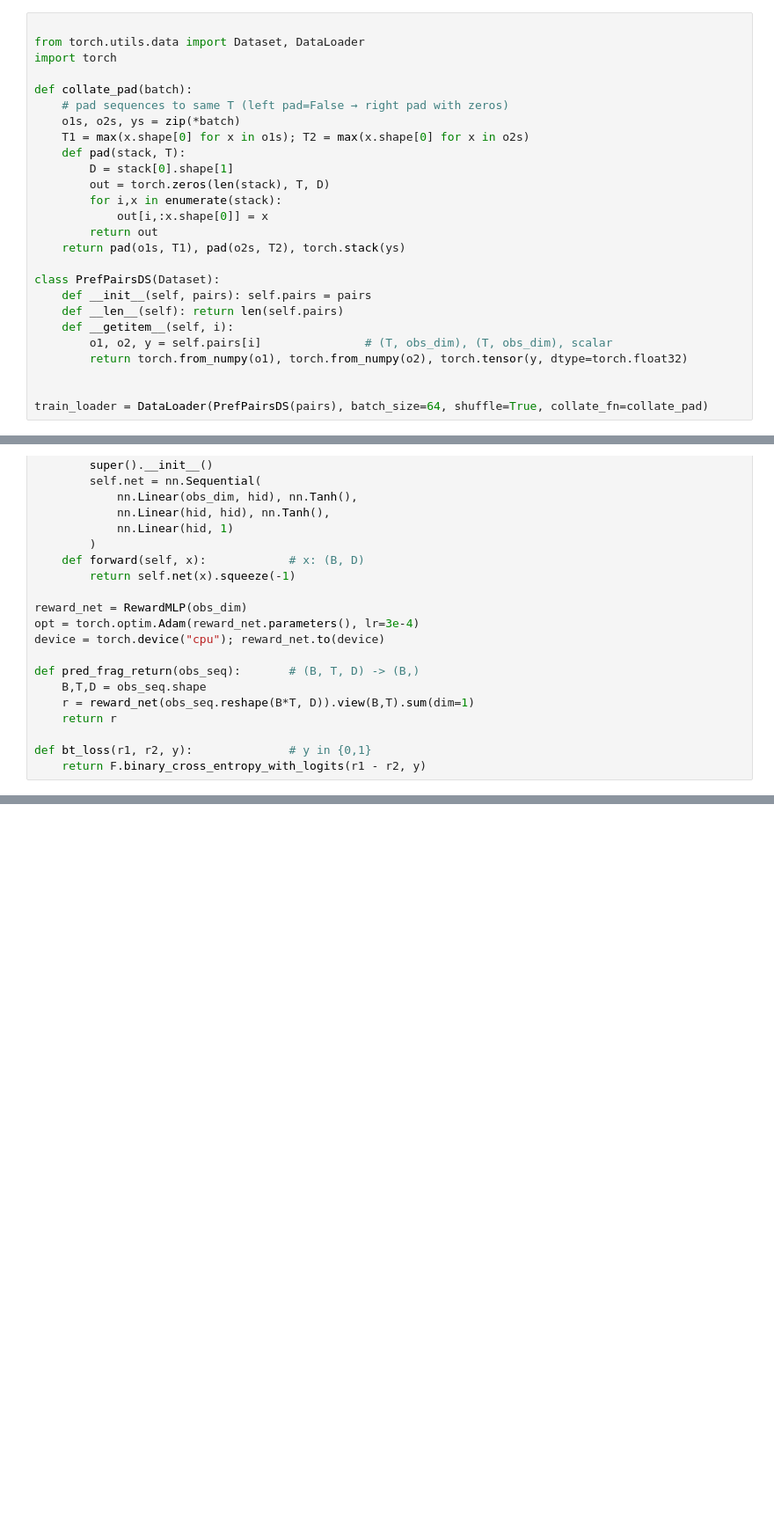
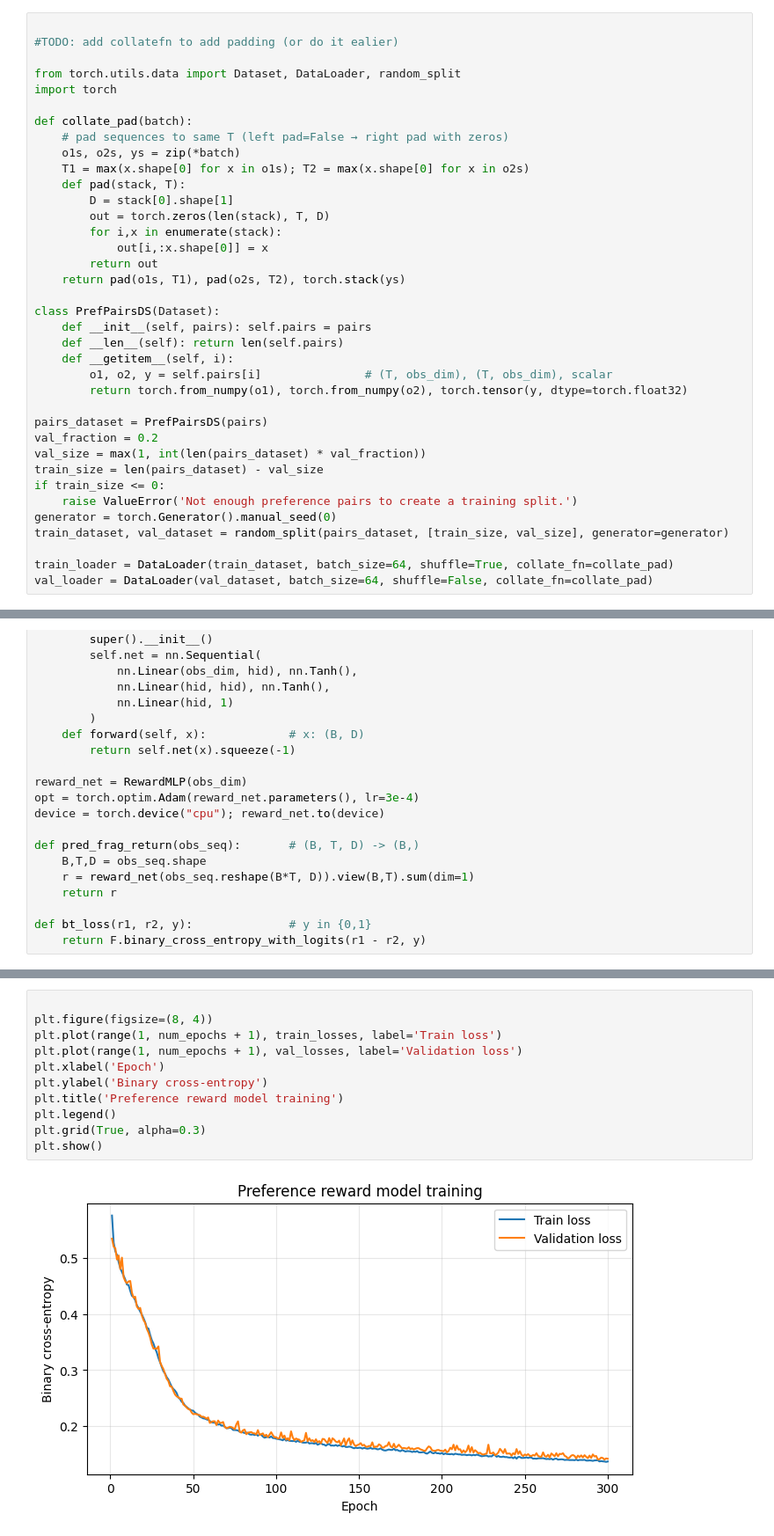
Before and after one commit to moritz-zoellner/imitation, a Jupyter notebook: src/imitation/trex_playground.ipynb, the cells around one changed output, grey strips where cells are left out. Shown: that part at 88% size. Drawn from its saved outputs; the diff is of its cells as text; blank space fills up the shorter version.

Commit message:
training iteration with train and val dataset

```diff
--- a/src/imitation/trex_playground.ipynb
+++ b/src/imitation/trex_playground.ipynb
@@ -95,7 +95,9 @@ print(len(pairs))
 17335
 # %%
 
-from torch.utils.data import Dataset, DataLoader
+#TODO: add collatefn to add padding (or do it ealier)
+
+from torch.utils.data import Dataset, DataLoader, random_split
 import torch
 
 def collate_pad(batch):
@@ -117,8 +119,17 @@ class PrefPairsDS(Dataset):
         o1, o2, y = self.pairs[i]               # (T, obs_dim), (T, obs_dim), scalar
         return torch.from_numpy(o1), torch.from_numpy(o2), torch.tensor(y, dtype=torch.float32)
 
+pairs_dataset = PrefPairsDS(pairs)
+val_fraction = 0.2
+val_size = max(1, int(len(pairs_dataset) * val_fraction))
+train_size = len(pairs_dataset) - val_size
+if train_size <= 0:
+    raise ValueError('Not enough preference pairs to create a training split.')
+generator = torch.Generator().manual_seed(0)
+train_dataset, val_dataset = random_split(pairs_dataset, [train_size, val_size], generator=generator)
 
-train_loader = DataLoader(PrefPairsDS(pairs), batch_size=64, shuffle=True, collate_fn=collate_pad)
+train_loader = DataLoader(train_dataset, batch_size=64, shuffle=True, collate_fn=collate_pad)
+val_loader = DataLoader(val_dataset, batch_size=64, shuffle=False, collate_fn=collate_pad)
 # %%
 import torch.nn as nn
 import torch.nn.functional as F
@@ -179,0 +212,13 @@ for step, (o1, o2, y) in enumerate(train_loader):
+# %%
+
+plt.figure(figsize=(8, 4))
+plt.plot(range(1, num_epochs + 1), train_losses, label='Train loss')
+plt.plot(range(1, num_epochs + 1), val_losses, label='Validation loss')
+plt.xlabel('Epoch')
+plt.ylabel('Binary cross-entropy')
+plt.title('Preference reward model training')
+plt.legend()
+plt.grid(True, alpha=0.3)
+plt.show()
+# %% [output]
+[figure, added]
```
Also changed, not shown: parts of 1 cell of this notebook, 1 other file.
